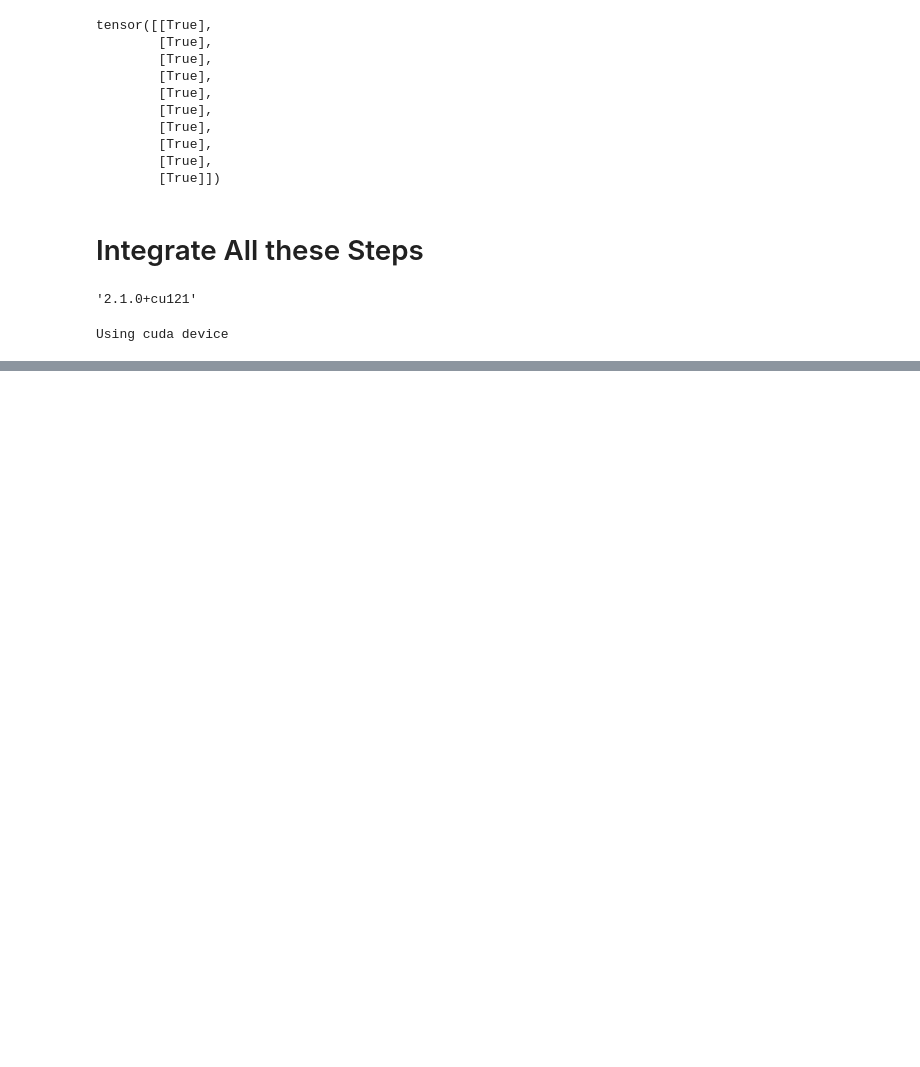
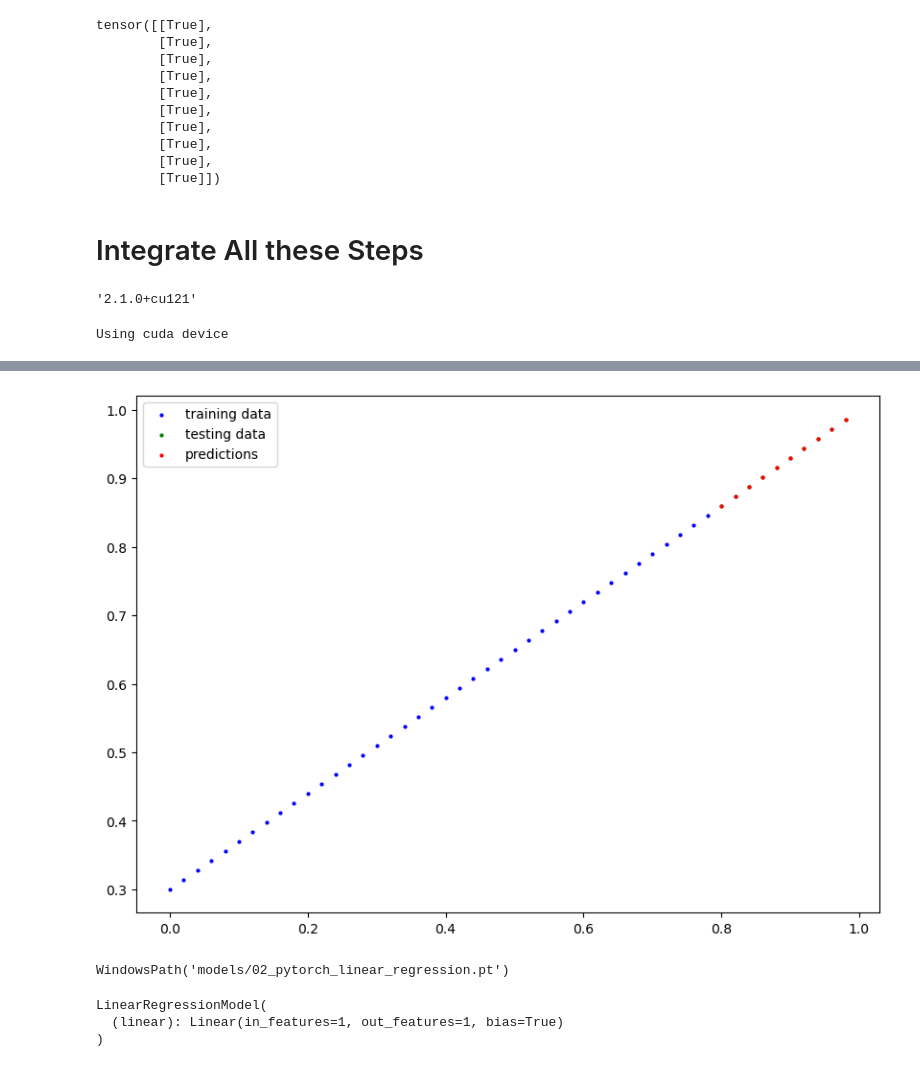
Before and after one commit to dawn-cmd/PytorchLearning, a Jupyter notebook: 01_pytorchWorkFlow.ipynb, the cells around one changed output, grey strips where cells are left out. Drawn from its saved outputs; the diff is of its cells as text; code cells hidden in the pictures; blank space fills up the shorter version.

```diff
--- a/01_pytorchWorkFlow.ipynb
+++ b/01_pytorchWorkFlow.ipynb
@@ -233,0 +255,5 @@ Using cuda device
+# %%
+train_size = int(len(X) * 0.8)
+X_train, y_train = X[:train_size], y[:train_size]
+X_test, y_test = X[train_size:], y[train_size:]
+len(X_train), len(y_train), len(X_test), len(y_test)
@@ -233,0 +297,30 @@ Using cuda device
+# %%
+# Setup a loss function
+loss_fn = nn.L1Loss()
+
+# Setup an optimizer
+optimizer = torch.optim.SGD(model_1.parameters(),
+                            lr=0.0001)
+torch.manual_seed(114514)
+epochs = 20000
+
+# Put data into the device
+X_train = X_train.to(device)
+y_train = y_train.to(device)
+X_test = X_test.to(device)
+y_test = y_test.to(device)
+
+for epoch in range(epochs):
+    model_1.train()
+    y_pred = model_1(X_train)
+    loss = loss_fn(y_pred, y_train)
+    optimizer.zero_grad()
+    loss.backward()
+    optimizer.step()
+    model_1.eval()
+    with torch.inference_mode():
+        test_preds = model_1(X_test)
+        test_loss = loss_fn(test_preds, y_test)
+    if epoch % 100 == 0:
+        print(
+            f'Epoch {epoch + 1} | Training Loss: {loss.item():.4f} | Test Loss: {test_loss.item():.4f}')
@@ -233,0 +350,5 @@ Using cuda device
+# %%
+model_1.eval()
+with torch.inference_mode():
+    yPreds = model_1(X_test)
+yPreds
@@ -233,0 +366,16 @@ Using cuda device
+# %%
+plotPredictions(X_train.cpu(), y_train.cpu(), X_test.cpu(), y_test.cpu(), yPreds.cpu())
+# %% [output]
+[figure, added]
+# %%
+from pathlib import Path
+# 1. Create models directory
+MODEL_PATH = Path('models')
+MODEL_PATH.mkdir(exist_ok=True, parents=True)
+
+# 2. Model Save Path
+MODEL_NAME = '02_pytorch_linear_regression.pt'
+MODEL_SAVE_PATH = MODEL_PATH / MODEL_NAME
+MODEL_SAVE_PATH
+# %% [output]
+WindowsPath('models/02_pytorch_linear_regression.pt')
@@ -233,0 +384,13 @@ Using cuda device
+# %%
+# Load a model
+loaded_model_1 = LinearRegressionModel()
+
+# Load the model state dict
+loaded_model_1.load_state_dict(torch.load(MODEL_SAVE_PATH))
+
+# Put the model to device
+loaded_model_1.to(device)
+# %% [output]
+LinearRegressionModel(
+  (linear): Linear(in_features=1, out_features=1, bias=True)
+)
```
Also changed, not shown: parts of 10 cells of this notebook, 1 other file.
